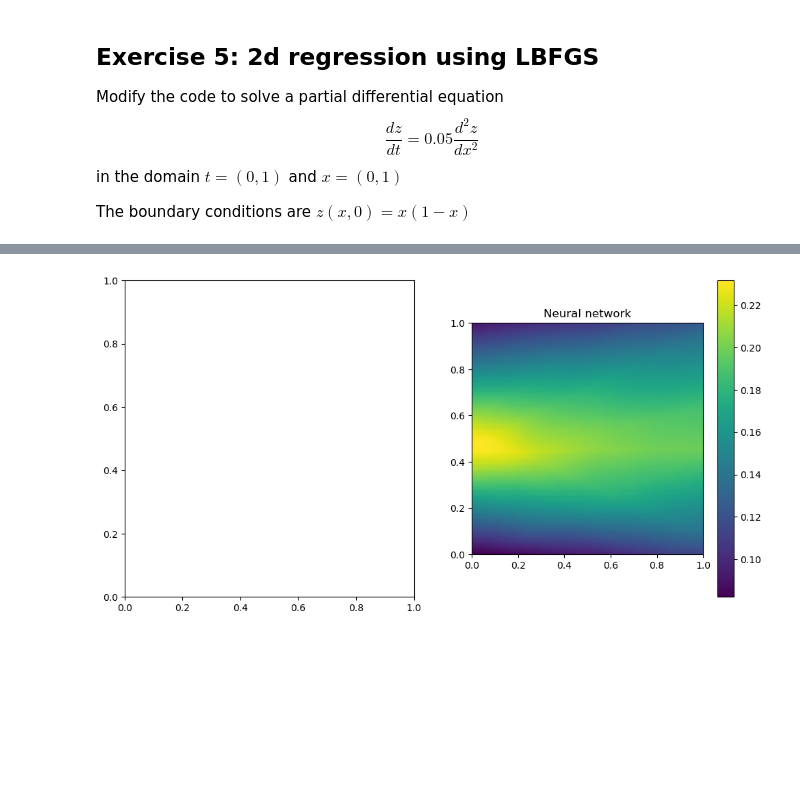
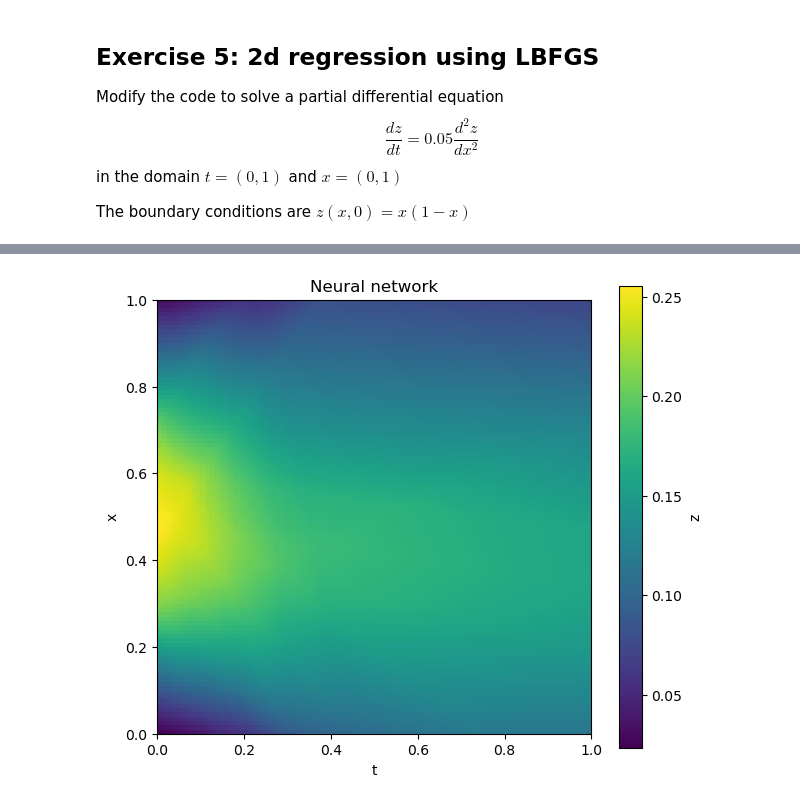
Before and after one commit to JakobSchauser/MscPhysics, a Jupyter notebook: ComputationalAstrophysics/6 Neural Networks/2dregression.ipynb, the cells around one changed output, grey strips where cells are left out. Cells and saved outputs as stored; diff of their text form; code cells hidden in the pictures; blank space fills up the shorter version.

```diff
--- a/ComputationalAstrophysics/6 Neural Networks/2dregression.ipynb
+++ b/ComputationalAstrophysics/6 Neural Networks/2dregression.ipynb
@@ -19,55 +22,35 @@ import matplotlib.pyplot as plt
 from torch import nn, optim
 import numpy as np
 
-# Define the true function and generate some data
-def true_func(model, input_data, xxx, ttt):
+# Define the diffrential equation using automatic differentiation
+def true_func(model, input_data,):
+    x = input_data[:, 0].reshape(-1, 1)
+    t = input_data[:, 1].reshape(-1, 1)
 
-    # h = 0.001
+    h = 0.005
+    dzdt = (model(torch.cat((x, t + h), 1)) - model(torch.cat((x, t - h), 1)))/(2*h)
+    dzdt = dzdt[:,0]
 
-    # xxh, tt = torch.meshgrid(xxx+h, ttt)
-    # xh = torch.cat((xxh.reshape(-1, 1), tt.reshape(-1, 1)), 1)
+    d2zdx2 = (model(torch.cat((x + h, t), 1)) - 2*model(input_data) + model(torch.cat((x - h, t), 1)))/(h*h)
+    d2zdx2 = d2zdx2[:,0]
 
-    # xxmh, tt = torch.meshgrid(xxx-h, ttt)
-    # xmh = torch.cat((xxmh.reshape(-1, 1), tt.reshape(-1, 1)), 1)
-
-    # xx, th = torch.meshgrid(xxx, ttt+h)
-    # th = torch.cat((xx.reshape(-1, 1), th.reshape(-1, 1)), 1)
-
-    # dzdt = (model(th) - model(input_data))/h
-    # # dzdx = (model(xh) - model(input_data))/h
-
-    # d2zdx2 = (model(xh) - 2*model(input_data) + model(xmh))/(h*h)
-
-    # same as above but with autograd
-    m = model(input_data)
-    grad = torch.autograd.grad(model(input_data), input_data, grad_outputs=torch.ones_like(m), create_graph=True)[0]
-
-    dzdx = grad[:,0]
-    dzdt = grad[:,1]
-    d2zdx2 = torch.autograd.grad(dzdx, input_data, grad_outputs=torch.ones_like(dzdx), create_graph=True)[0][:,0]
 
     return dzdt - 0.05*d2zdx2
 
-
-
-# Create a grid of points
+# Create a grid of points, this time in x and t
 x = torch.linspace(0, 1, 100)
 t = torch.linspace(0, 1, 100)
 xx, tt = torch.meshgrid(x, t)
-# zz_true = true_func(xx, tt)
 
-# Add some noise
-# zz = zz_true
+# Define the boundary condition
+def BC(guess, x, t):
+    t0 = guess.reshape((x.shape[0],t.shape[0]))[:,0] # for t=0
 
-def BC(guess, x, t):
-    # t0 = torch.cat((xx.reshape(-1, 1), torch.zeros_like(xx).reshape(-1, 1)), 1)
-    t0 = guess.view_as(xx)[:,0]
-    # print(t0.shape)
     return t0 - x*(1-x) # Boundary condition at t=0  <-  z(x,0) = x*(1-x)
 
 # Convert to PyTorch tensors
 input_data = torch.cat((xx.reshape(-1, 1), tt.reshape(-1, 1)), 1)
-# target_data = zz.reshape(-1, 1)
+
 input_data.requires_grad_(True)
 
 # Define the neural network
@@ -78,31 +61,26 @@ model = nn.Sequential(
 )
 
 # Define the loss function and the optimizer
-criterion = nn.MSELoss()
-optimizer = optim.LBFGS(model.parameters(), lr=0.1)
+criterion = lambda x: torch.square(x).mean()
+optimizer = optim.Adam(model.parameters(), lr=0.01)
 
 # Define a closure function for re-evaluation
 def loss_fn(model):
-    model.zero_grad()
-    # optimizer.zero_grad()
-    prediction = true_func(model, input_data, x, t)
-    l1 = criterion(prediction, torch.zeros_like(prediction))
+    prediction = true_func(model, input_data, )
+    loss1 = criterion(prediction)
+
     bc = BC(model(input_data), x, t)
-    l2 = criterion(bc, torch.zeros_like(bc))
-    loss = l1 + l2/1.
+    loss2 = criterion(bc)
+
+    loss = loss1/100. + loss2
     return loss
 
 # Train the neural network
-for step in range(1000):
-    # loss=optimizer.step(lambda *args: loss_fn(model))
+for step in range(2000):
     loss = loss_fn(model)
+    optimizer.zero_grad()
     loss.backward()
-
-    with torch.no_grad():
-        for param in model.parameters():
-            param -= 1e-1*param.grad
-
-
+    optimizer.step()
 
     if(step%100==0):
       print(step," ",loss.item())
@@ -115,15 +93,12 @@ with torch.no_grad():
     zz_pred = model(input_data).view_as(xx)
 
 # Plot the true function and the neural network's approximation
-fig, axs = plt.subplots(1, 2, figsize=(12, 6))
+fig, ax = plt.subplots(1, 1, figsize=(7, 6))
 
-# c = axs[0].imshow(zz, origin='lower', extent=(-3, 3, -3, 3), cmap='viridis')
-# fig.colorbar(c, ax=axs[0])
-# axs[0].set_title('True function')
-
-c = axs[1].imshow(zz_pred, origin='lower', extent=(0, 1, 0, 1), cmap='viridis')
-fig.colorbar(c, ax=axs[1])
-axs[1].set_title('Neural network')
-
+c = ax.imshow(zz_pred, origin='lower', extent=(0, 1, 0, 1), cmap='viridis')
+fig.colorbar(c, ax=ax, label = 'z')
+ax.set_title('Neural network')
+ax.set_xlabel('t')
+ax.set_ylabel('x')
 plt.show()
 # %% [output]
@@ -140 +125 @@ plt.show()
-[figure, old version]
+[figure, new version]
```
Also changed, not shown: parts of 5 cells of this notebook, 6 other files.
